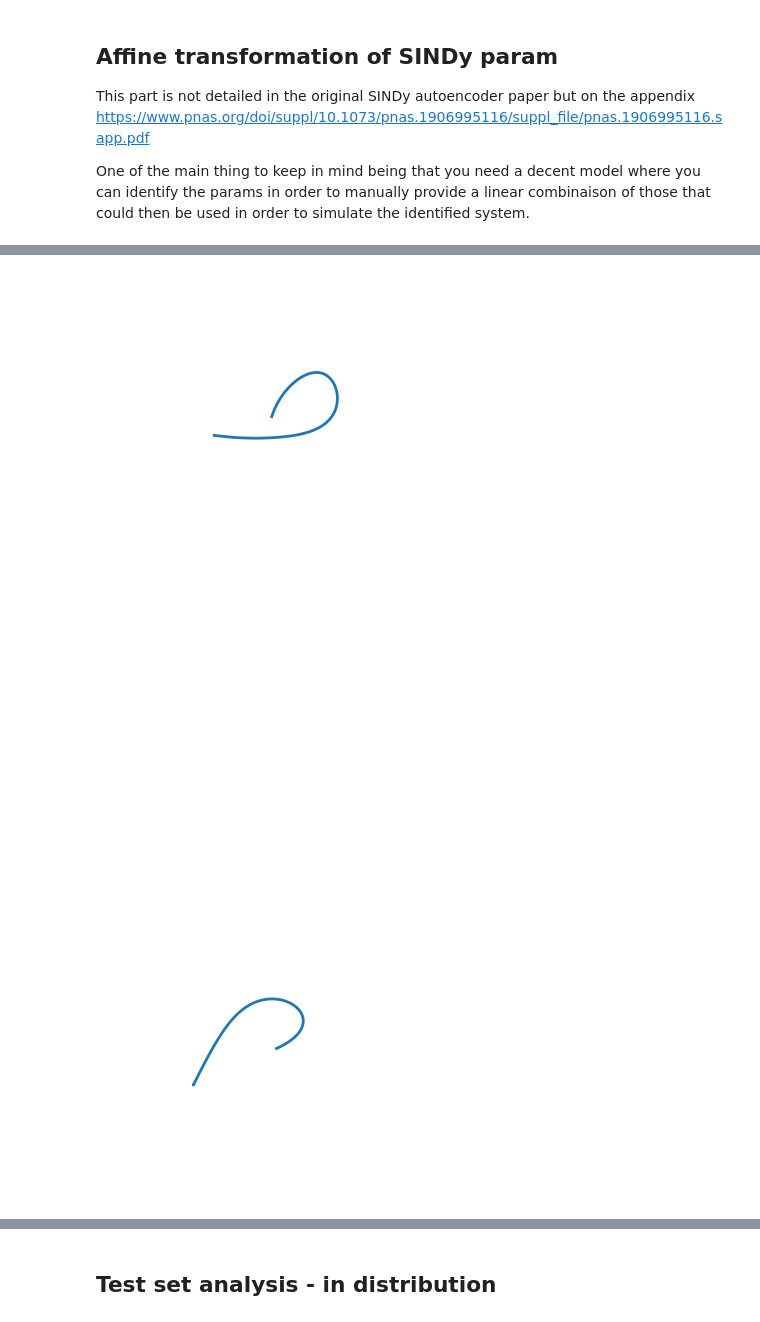
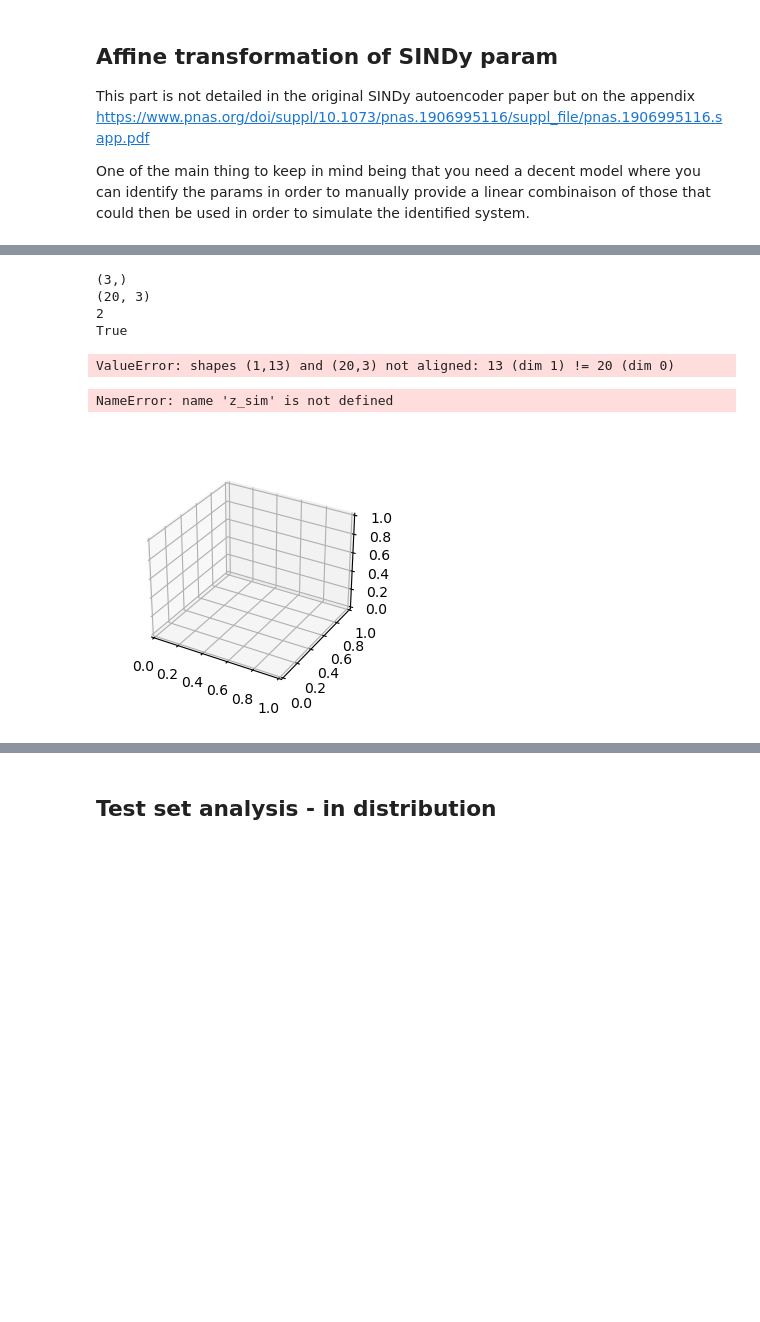
Before and after one commit to aygalic/SindyAutoencoders, a Jupyter notebook: examples/thomas/0_testing.ipynb, the cells around one changed output, grey strips where cells are left out. Drawn from its saved outputs; the diff is of its cells as text; code cells hidden in the pictures; blank space fills up the shorter version.

Commit message:
removing lorenz related files

```diff
--- a/examples/thomas/0_testing.ipynb
+++ b/examples/thomas/0_testing.ipynb
@@ -217,7 +221,14 @@ ax.plot3D(xdata, ydata, zdata)
 # %%
 data_path = os.getcwd() + '/'
 save_name = 'model1'
-save_name = 'lorenz_2023_01_12_19_55_27_830933'  # name of the last model trained
+
+#save_name = 'lorenz_2023_03_23_11_29_10_353401'  #
+#save_name = 'lorenz_2023_03_24_08_59_14_932988'  #
+save_name = 'lorenz_2023_03_24_12_06_01_972805'  # best one so far
+#save_name = 'lorenz_2023_03_25_19_51_08_584998'  # 3rd poly order
+#save_name = 'lorenz_2023_03_26_21_13_22_371388'  #
+
+
 
 params = pickle.load(open(data_path + save_name + '_params.pkl', 'rb'))
 params['save_name'] = data_path + save_name
@@ -239,6 +250,7 @@ t = np.linspace(0, 500, 5000) # keeping it conscistent
 z0 = np.array([[-8,7,27]])
 
 test_data = generate_thomas_data(z0, t, params['input_dim'], linear=False, normalization=np.array([1/40,1/40,1/40]))
+test_data = generate_thomas_data(z0, t, params['input_dim'], linear=False) #test
 test_data['x'] = test_data['x'].reshape((-1,params['input_dim']))
 test_data['dx'] = test_data['dx'].reshape((-1,params['input_dim']))
 test_data['z'] = test_data['z'].reshape((-1,params['latent_dim']))
@@ -371,33 +486,50 @@ array([-0.13135923,        -inf,        -inf])
+# %%
+print(test_data['z'][0].shape)
+print(test_data['sindy_coefficients'].shape)
+print(params['poly_order'])
+print(params['include_sine'])
+# %% [output]
+(3,)
+(20, 3)
+2
+True
 # %%
+
+
+
+
+
 thomas_sim = sindy_simulate(test_data['z'][0], t, test_data['sindy_coefficients'],
                             params['poly_order'], params['include_sine'])
-z_sim = sindy_simulate(test_set_results['z'][0], t, params['coefficient_mask']*test_set_results['sindy_coefficients'],
-                       params['poly_order'], params['include_sine'])
-z_sim_transformed = sindy_simulate(z0_transformed, t, sindy_coefficients_transformed,
-                                   params['poly_order'], params['include_sine'])
+#z_sim = sindy_simulate(test_set_results['z'][0], t, params['coefficient_mask']*test_set_results['sindy_coefficients'],
+#                            params['poly_order'], params['include_sine'])
+
+#z_sim_transformed = sindy_simulate(z0_transformed, t, sindy_coefficients_transformed,
+#                                   params['poly_order'], params['include_sine'])
+# %% [output]
+ValueError: shapes (1,13) and (20,3) not aligned: 13 (dim 1) != 20 (dim 0)
 # %%
 fig1 = plt.figure(figsize=(3,3))
 ax1 = fig1.add_subplot(111, projection='3d')
 ax1.plot(z_sim[:,0], z_sim[:,1], z_sim[:,2], linewidth=2)
 plt.axis('off')
 ax1.view_init(azim=120)
 
 fig2 = plt.figure(figsize=(3,3))
 ax2 = fig2.add_subplot(111, projection='3d')
-ax2.plot(z_sim_transformed[:,0], z_sim_transformed[:,1], z_sim_transformed[:,2], linewidth=2)
+#ax2.plot(z_sim_transformed[:,0], z_sim_transformed[:,1], z_sim_transformed[:,2], linewidth=2)
 plt.axis('off')
 ax2.view_init(azim=120)
 
 fig3 = plt.figure(figsize=(3,3))
 ax3 = fig3.add_subplot(111, projection='3d')
 ax3.plot(thomas_sim[:,0], thomas_sim[:,1], thomas_sim[:,2], linewidth=2)
 plt.xticks([])
 plt.axis('off')
 ax3.view_init(azim=120)
 # %% [output]
+NameError: name 'z_sim' is not defined
-[figure, old version]
+[figure, new version]
-[figure, removed]
-[figure, removed]
 # %%
 plt.figure(figsize=(3,3))
 for i in range(3):
```
Also changed, not shown: parts of 24 cells of this notebook, 12 other files.
